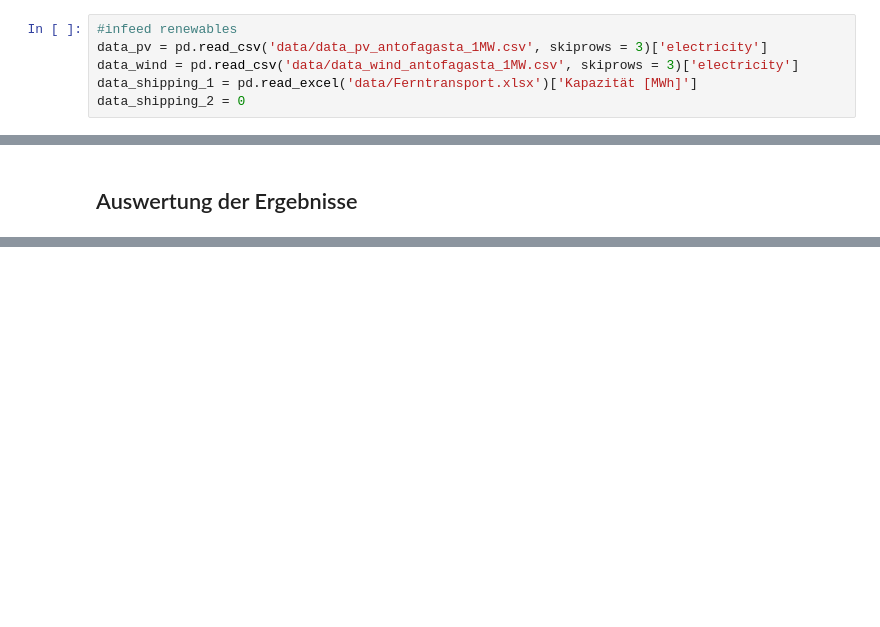
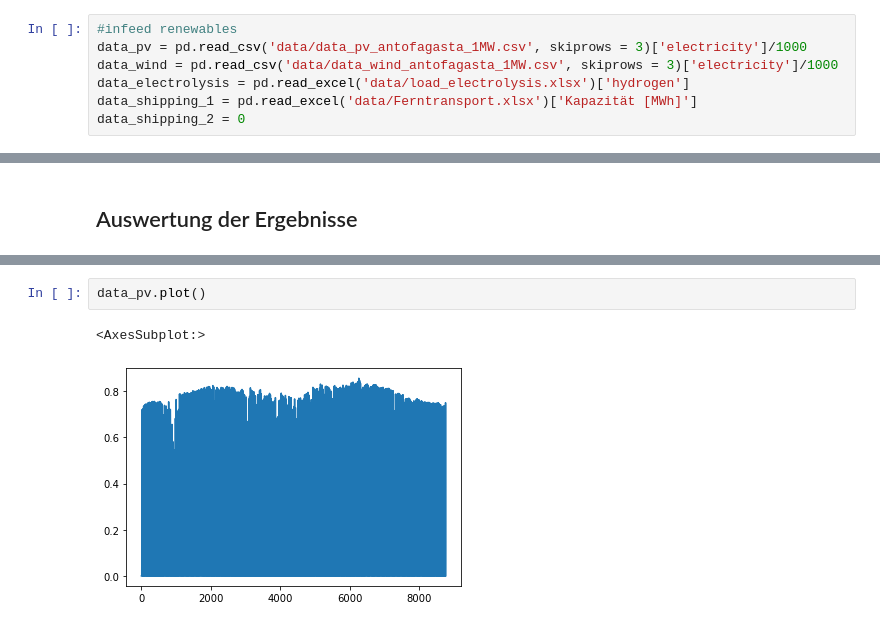
Before and after one commit to cgipser/DWE, a Jupyter notebook: Projektarbeit.ipynb, the cells around one changed output, grey strips where cells are left out. Drawn from its saved outputs; the diff is of its cells as text; blank space fills up the shorter version.

```diff
--- a/Projektarbeit.ipynb
+++ b/Projektarbeit.ipynb
@@ -6,8 +6,9 @@ import numpy as np
 ## Einlesen der Datenreihen
 # %%
 #infeed renewables
-data_pv = pd.read_csv('data/data_pv_antofagasta_1MW.csv', skiprows = 3)['electricity']
-data_wind = pd.read_csv('data/data_wind_antofagasta_1MW.csv', skiprows = 3)['electricity']
+data_pv = pd.read_csv('data/data_pv_antofagasta_1MW.csv', skiprows = 3)['electricity']/1000
+data_wind = pd.read_csv('data/data_wind_antofagasta_1MW.csv', skiprows = 3)['electricity']/1000
+data_electrolysis = pd.read_excel('data/load_electrolysis.xlsx')['hydrogen']
 data_shipping_1 = pd.read_excel('data/Ferntransport.xlsx')['Kapazität [MWh]']
 data_shipping_2 = 0
 # %%
@@ -284,4 +292,9 @@ wind         0.00000
 Name: p_nom_opt, dtype: float64
+# %%
+data_pv.plot()
+# %% [output]
+<AxesSubplot:>
+[figure, added]
 # %%
 (network.generators_t.p/1000).plot(figsize = (15,8), ylabel = 'Leistung in GW')
 # %% [output]
```
Also changed, not shown: parts of 22 cells of this notebook.
